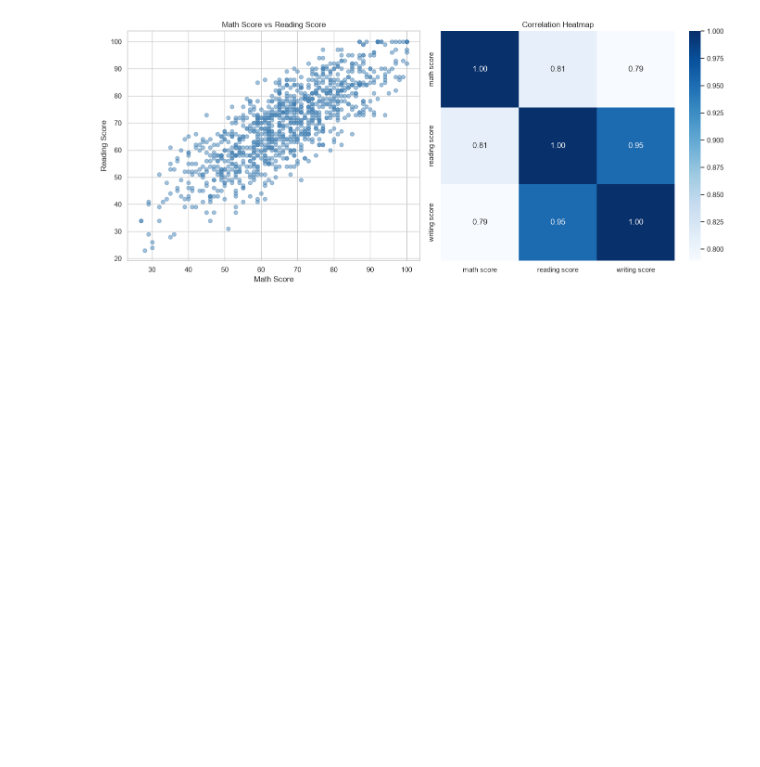
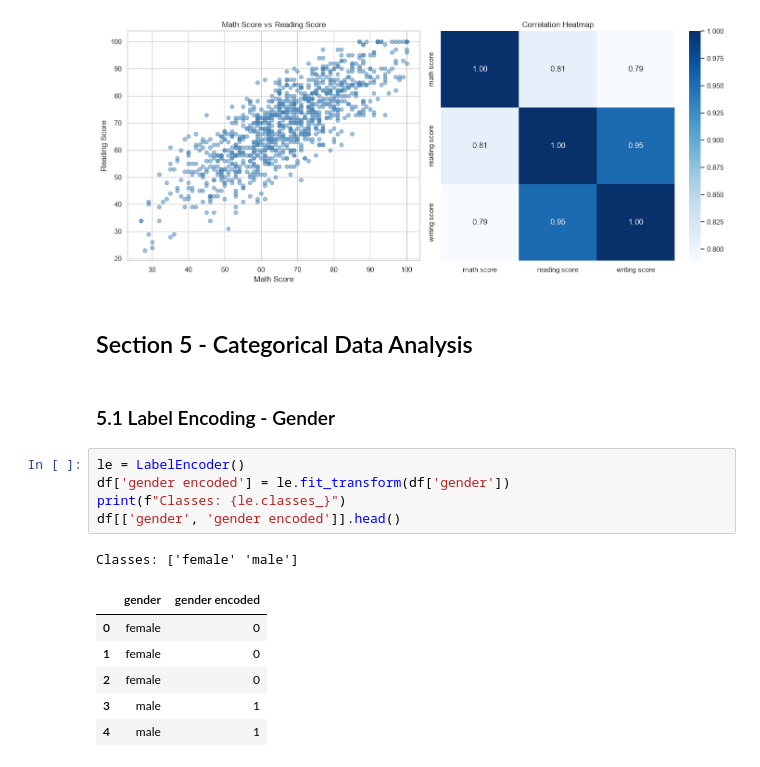
Before and after one commit to Arian11z/students-performance-analysis, a Jupyter notebook: notebooks/analysis.ipynb, the cells around one changed output. Cells and saved outputs as stored; diff of their text form; blank space fills up the shorter version.

```diff
--- a/notebooks/analysis.ipynb
+++ b/notebooks/analysis.ipynb
@@ -347,3 +347,20 @@ plt.tight_layout()
 plt.show()
 # %% [output]
 [figure]
+# %% [markdown]
+## Section 5 - Categorical Data Analysis
+# %% [markdown]
+### 5.1 Label Encoding - Gender
+# %%
+le = LabelEncoder()
+df['gender encoded'] = le.fit_transform(df['gender'])
+print(f"Classes: {le.classes_}")
+df[['gender', 'gender encoded']].head()
+# %% [output]
+Classes: ['female' 'male']
+|  | gender | gender encoded |
+| 0 | female | 0 |
+| 1 | female | 0 |
+| 2 | female | 0 |
+| 3 | male | 1 |
+| 4 | male | 1 |
```
Also changed, not shown: parts of 6 cells of this notebook.
